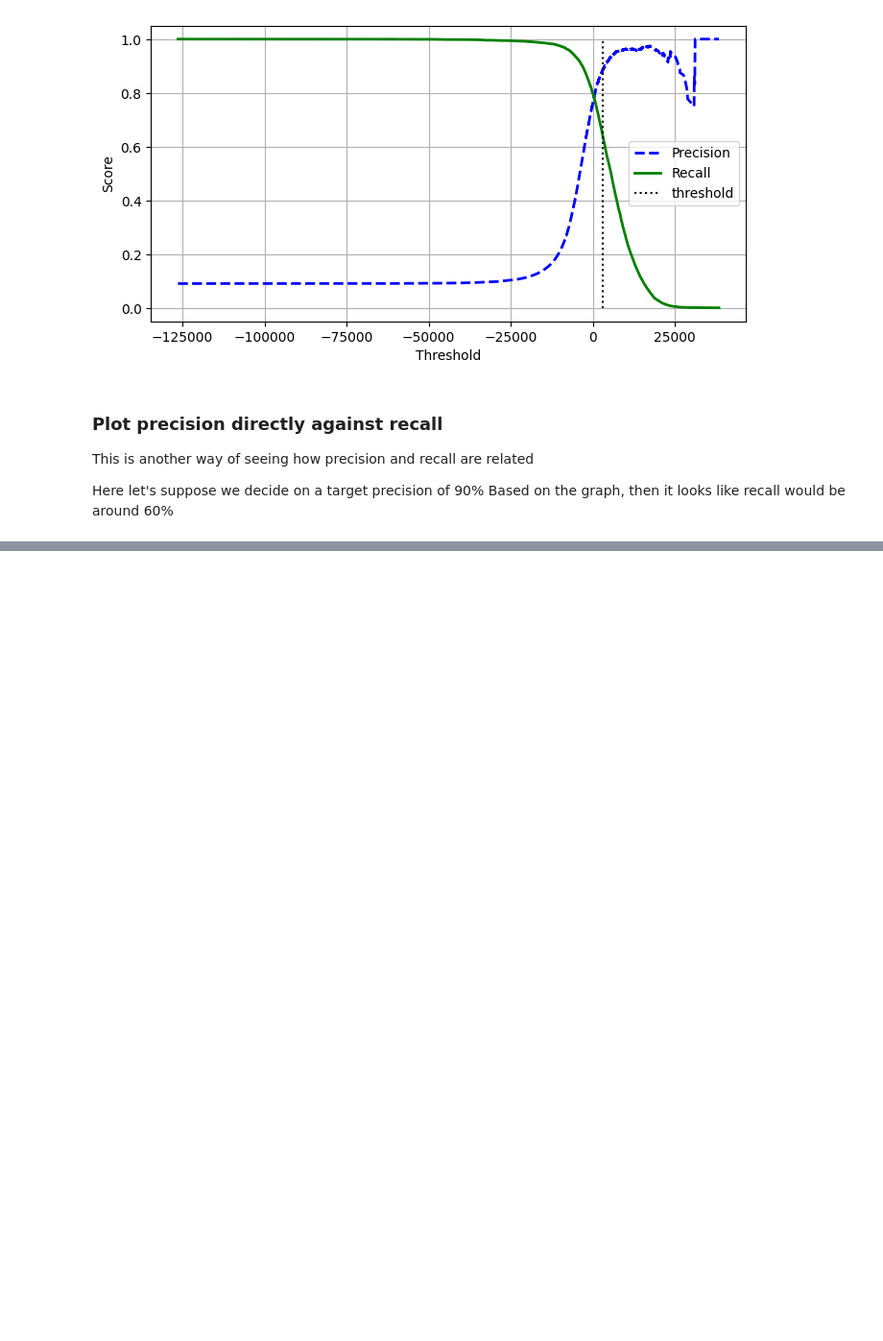
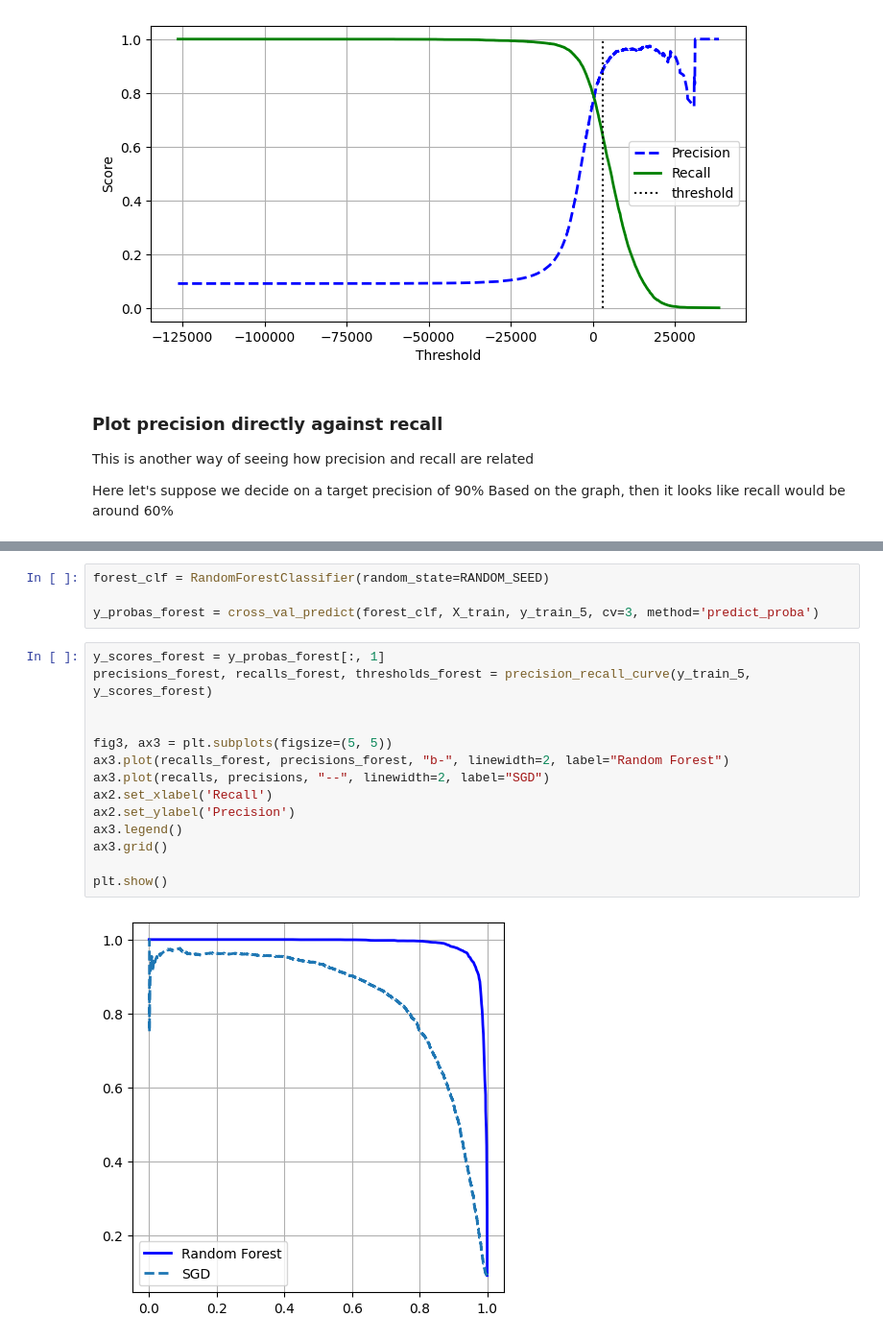
Before and after one commit to aaronshirk/data_science_projects, a Jupyter notebook: mnist_classification/notebook.ipynb, the cells around one changed output, grey strips where cells are left out. Shown: that part at 96% size. Cells and saved outputs as stored; diff of their text form; blank space fills up the shorter version.

Commit message:
compare SGD with RandomForest classifiers

```diff
--- a/mnist_classification/notebook.ipynb
+++ b/mnist_classification/notebook.ipynb
@@ -229,0 +264,20 @@ plt.show()
+# %%
+forest_clf = RandomForestClassifier(random_state=RANDOM_SEED)
+
+y_probas_forest = cross_val_predict(forest_clf, X_train, y_train_5, cv=3, method='predict_proba')
+# %%
+y_scores_forest = y_probas_forest[:, 1]
+precisions_forest, recalls_forest, thresholds_forest = precision_recall_curve(y_train_5, y_scores_forest)
+
+
+fig3, ax3 = plt.subplots(figsize=(5, 5))
+ax3.plot(recalls_forest, precisions_forest, "b-", linewidth=2, label="Random Forest")
+ax3.plot(recalls, precisions, "--", linewidth=2, label="SGD")
+ax2.set_xlabel('Recall')
+ax2.set_ylabel('Precision')
+ax3.legend()
+ax3.grid()
+
+plt.show()
+# %% [output]
+[figure, added]
```
Also changed, not shown: parts of 6 cells of this notebook.
